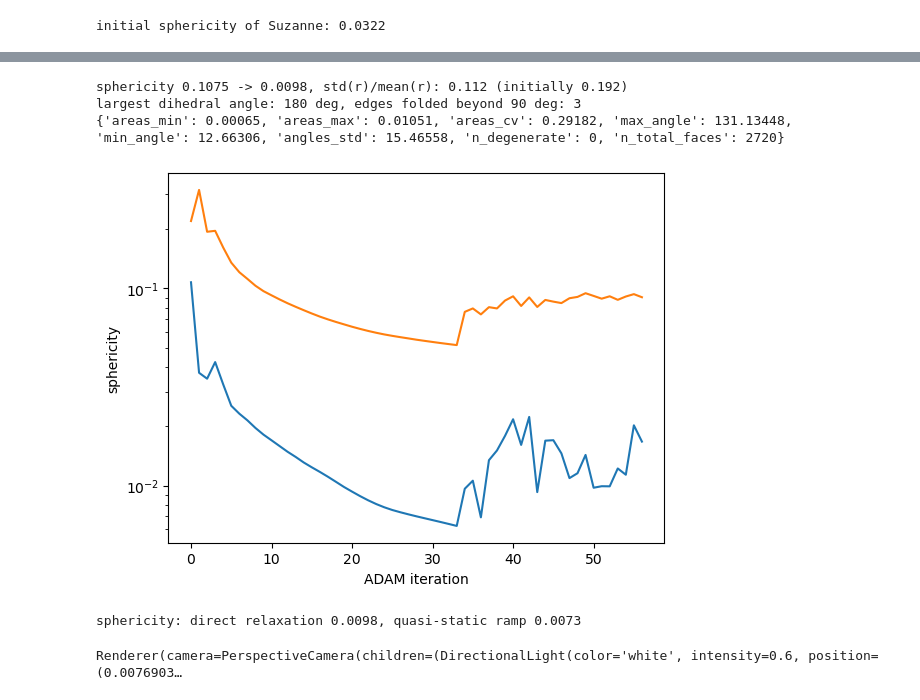
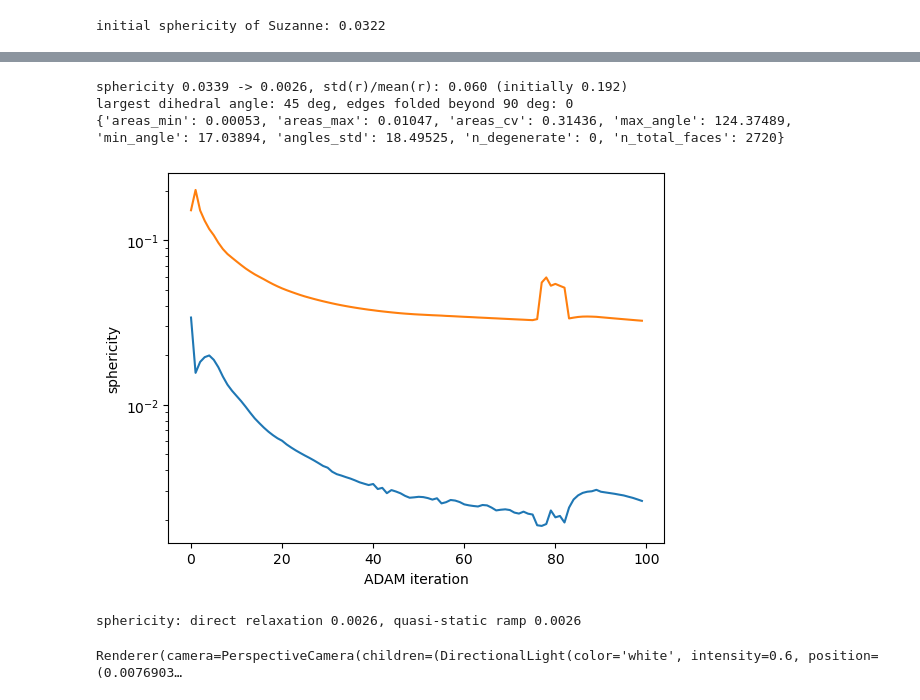
Before and after one commit to nikolas-claussen/triangulax, a Jupyter notebook: nbs/tutorials/06_inverse_problems.ipynb, the cells around one changed output, grey strips where cells are left out. Cells and saved outputs as stored; diff of their text form; code cells hidden in the pictures.

```diff
--- a/nbs/tutorials/06_inverse_problems.ipynb
+++ b/nbs/tutorials/06_inverse_problems.ipynb
@@ -605,14 +605,11 @@ def smoothness_suz(theta):
     return dQ_norm.mean()
 
 def loss_suzanne(params, reg_theta=1e-2, w_fold=1e-4):
-    theta, delta_theta = params
-    #theta_top, theta_bot = params
-    theta_top, theta_bot = (theta-delta_theta/2, theta + delta_theta/2)
+    theta_top, theta_bot = params
     v_star = relax_suzanne(theta_top, theta_bot, v0_suz)
     fit = sphericity(v_star)
     fold = elastic.get_dihedral_bending_energy(v_star, (hemesh_suz, 0.0, 1.0))
-    #penalty = (reg_theta * (smoothness_suz(theta_top) + smoothness_suz(theta_bot)) + w_fold * fold)
-    penalty = (reg_theta * smoothness_suz(theta) + 1e-1*jnp.sum(delta_theta**2) + w_fold * fold)
+    penalty = (reg_theta * (smoothness_suz(theta_top) + smoothness_suz(theta_bot)) + w_fold * fold)
 
     return fit + penalty, fit
 
@@ -653,28 +661,25 @@ iter 005: sphericity 0.0167, penalty 3.05e+01, loss 30.5078
 # %%
-#theta_top_suz, theta_bot_suz = best_params
-
-theta_suz, delta_theta_suz = best_params
-theta_top_suz, theta_bot_suz = (theta_suz-delta_theta_suz/2, theta_suz + delta_theta_suz/2)
+theta_top_suz, theta_bot_suz = best_params
 
 v_sphered = relax_suzanne(theta_top_suz, theta_bot_suz, v0_suz)
 r = jnp.linalg.norm(v_sphered - v_sphered.mean(axis=0), axis=-1)
 r0 = jnp.linalg.norm(v0_suz - v0_suz.mean(axis=0), axis=-1)
 dihedrals = jnp.abs(geom.get_dihedral_angles(v_sphered, hemesh_suz))
 
 print(f"sphericity {history_suz[0]:.4f} -> {sphericity(v_sphered):.4f}, "
       f"std(r)/mean(r): {r.std()/r.mean():.3f} (initially {r0.std()/r0.mean():.3f})")
 print(f"largest dihedral angle: {jnp.degrees(dihedrals.max()):.0f} deg, "
       f"edges folded beyond 90 deg: {int((dihedrals > jnp.pi/2).sum()) // 2}")
 print(algo.get_mesh_quality_stats(v_sphered, hemesh_suz))
 
 plt.semilogy(history_suz)
 plt.semilogy(history_suz_loss)
 plt.xlabel("ADAM iteration"); plt.ylabel("sphericity");
 # %% [output]
-sphericity 0.1075 -> 0.0098, std(r)/mean(r): 0.112 (initially 0.192)
-largest dihedral angle: 180 deg, edges folded beyond 90 deg: 3
-{'areas_min': 0.00065, 'areas_max': 0.01051, 'areas_cv': 0.29182, 'max_angle': 131.13448, 'min_angle': 12.66306, 'angles_std': 15.46558, 'n_degenerate': 0, 'n_total_faces': 2720}
+sphericity 0.0339 -> 0.0026, std(r)/mean(r): 0.060 (initially 0.192)
+largest dihedral angle: 45 deg, edges folded beyond 90 deg: 0
+{'areas_min': 0.00053, 'areas_max': 0.01047, 'areas_cv': 0.31436, 'max_angle': 124.37489, 'min_angle': 17.03894, 'angles_std': 18.49525, 'n_degenerate': 0, 'n_total_faces': 2720}
-[figure, old version]
+[figure, new version]
 # %%
 # the design is protocol-independent: quasi-statically ramping the actuation
 # (slow heating, lambda(t) = 1 + t*(lambda - 1)) reaches the same final state
@@ -685,7 +690,7 @@ for t in [0.25, 0.5, 0.75, 1.0]:
 print(f"sphericity: direct relaxation {sphericity(v_sphered):.4f}, "
       f"quasi-static ramp {sphericity(v_ramp):.4f}")
 # %% [output]
-sphericity: direct relaxation 0.0098, quasi-static ramp 0.0073
+sphericity: direct relaxation 0.0026, quasi-static ramp 0.0026
 # %%
 # left: Suzanne colored by the optimized expansion factor lambda (per vertex,
 # averaged from faces), with the top director field; right: the "spherized" result
```
Also changed, not shown: parts of 1 cell of this notebook, 6 other files.
